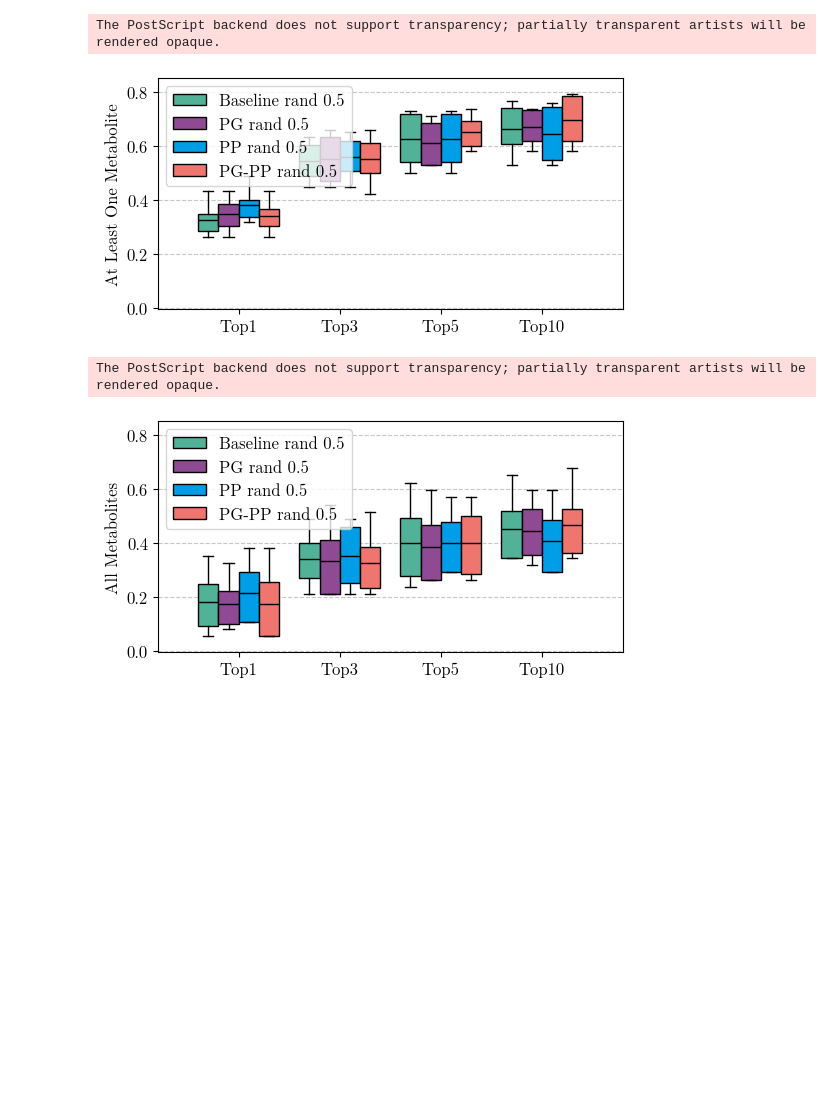
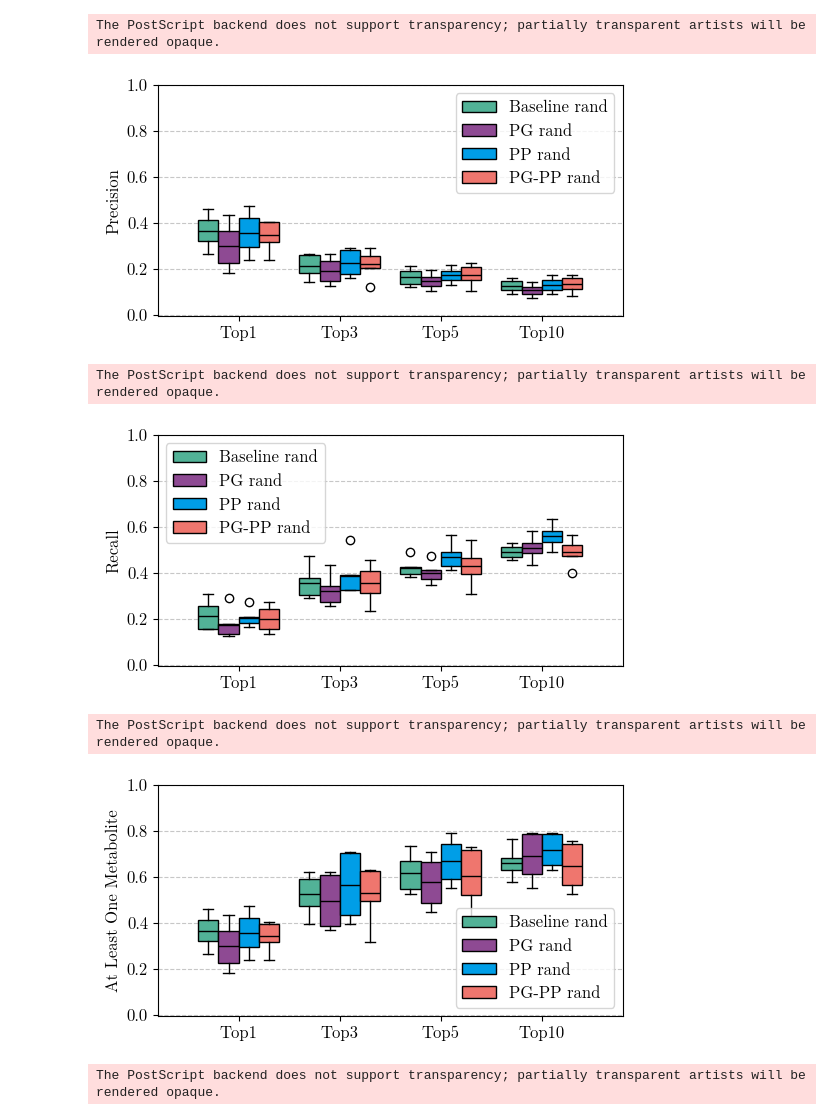
Before and after one commit to tsofiac/LAGOM, a Jupyter notebook: data_analysis/boxplot.ipynb, the cells around one changed output. Cells and saved outputs as stored; diff of their text form; code cells hidden in the pictures; blank space fills up the shorter version.

```diff
--- a/data_analysis/boxplot.ipynb
+++ b/data_analysis/boxplot.ipynb
@@ -228,30 +207,51 @@ The PostScript backend does not support transparency; partially transparent arti
 # %%
 bs = 4
 
-recall_baseline_05, precision_baseline_05, score1_baseline_05, score_all_baseline_05 = score_result('../evaluation/final/result_baseline_0.5.csv', bs, False)
-recall_PG, precision_PG, score1_PG, score_all_PG = score_result('../evaluation/final/result_PG_0.5.csv', bs, False)
-recall_PP, precision_PP, score1_PP, score_all_PP = score_result('../evaluation/final/result_PP_0.5.csv', bs, False)
-recall_PG_PP, precision_PG_PP, score1_PG_PP, score_all_PG_PP = score_result('../evaluation/final/result_PG-PP_0.5.csv', bs, False)
+recall_baseline_05, precision_baseline_05, score1_baseline_05, score_all_baseline_05 = score_result('../evaluation/alohomora/result_base_rand.csv', bs, False)
+recall_PG, precision_PG, score1_PG, score_all_PG = score_result('../evaluation/alohomora/result_PG_rand.csv', bs, False)
+recall_PP, precision_PP, score1_PP, score_all_PP = score_result('../evaluation/alohomora/result_PP_rand.csv', bs, False)
+recall_PG_PP, precision_PG_PP, score1_PG_PP, score_all_PG_PP = score_result('../evaluation/alohomora/result_PG-PP_rand.csv', bs, False)
+
+data = [precision_baseline_05[0:4], precision_PG[0:4], precision_PP[0:4], precision_PG_PP[0:4]]
+
+xlabel = None
+ylabel = 'Precision'
+xticks = ['Top1', 'Top3', 'Top5', 'Top10']
+labels = ['Baseline rand', 'PG rand', 'PP rand', 'PG-PP rand']
+
+multi_boxplot(data, xlabel, ylabel, xticks, labels, 'upper right', 'precision_added_data', 1)
+
+data = [recall_baseline_05[0:4], recall_PG[0:4], recall_PP[0:4], recall_PG_PP[0:4]]
+
+xlabel = None
+ylabel = 'Recall'
+xticks = ['Top1', 'Top3', 'Top5', 'Top10']
+labels = ['Baseline rand', 'PG rand', 'PP rand', 'PG-PP rand']
+
+multi_boxplot(data, xlabel, ylabel, xticks, labels, 'upper left', 'recall_added_data', 1)
 
 data = [score1_baseline_05[0:4], score1_PG[0:4], score1_PP[0:4], score1_PG_PP[0:4]]
 
 xlabel = None
 ylabel = 'At Least One Metabolite'
 xticks = ['Top1', 'Top3', 'Top5', 'Top10']#, 'All']
-labels = ['Baseline rand 0.5', 'PG rand 0.5', 'PP rand 0.5', 'PG-PP rand 0.5']
+labels = ['Baseline rand', 'PG rand', 'PP rand', 'PG-PP rand']
 
-multi_boxplot(data, xlabel, ylabel, xticks, labels, 'upper left', 'at_least_added_data', 0.85)
+multi_boxplot(data, xlabel, ylabel, xticks, labels, 'lower right', 'at_least_added_data', 1)
 
 data = [score_all_baseline_05[0:4], score_all_PG[0:4], score_all_PP[0:4], score_all_PG_PP[0:4]]
 
 xlabel = None
 ylabel = 'All Metabolites'
 xticks = ['Top1', 'Top3', 'Top5', 'Top10']#, 'All']
-labels = ['Baseline rand 0.5', 'PG rand 0.5', 'PP rand 0.5', 'PG-PP rand 0.5']
+labels = ['Baseline rand', 'PG rand', 'PP rand', 'PG-PP rand']
 
-multi_boxplot(data, xlabel, ylabel, xticks, labels, 'upper left', 'all_added_data', 0.85)
+multi_boxplot(data, xlabel, ylabel, xticks, labels, 'upper left', 'all_added_data', 1)
 # %% [output]
 The PostScript backend does not support transparency; partially transparent artists will be rendered opaque.
-[figure, old version]
+[figure, new version]
 The PostScript backend does not support transparency; partially transparent artists will be rendered opaque.
-[figure, old version]
+[figure, new version]
+The PostScript backend does not support transparency; partially transparent artists will be rendered opaque.
+[figure, added]
+The PostScript backend does not support transparency; partially transparent artists will be rendered opaque.
```
Also changed, not shown: parts of 8 cells of this notebook, 33 other files.
